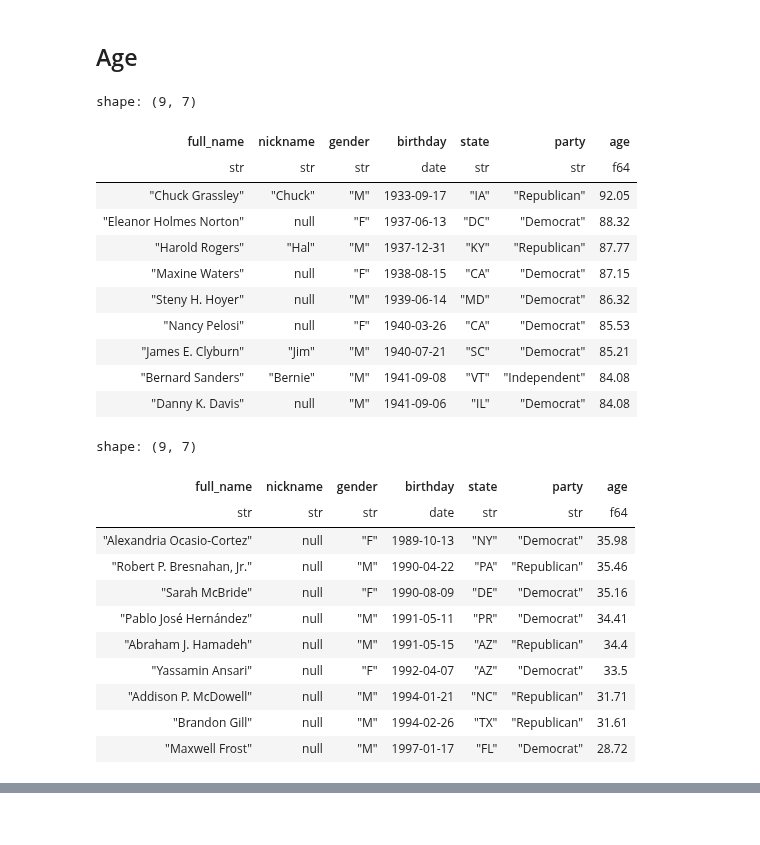
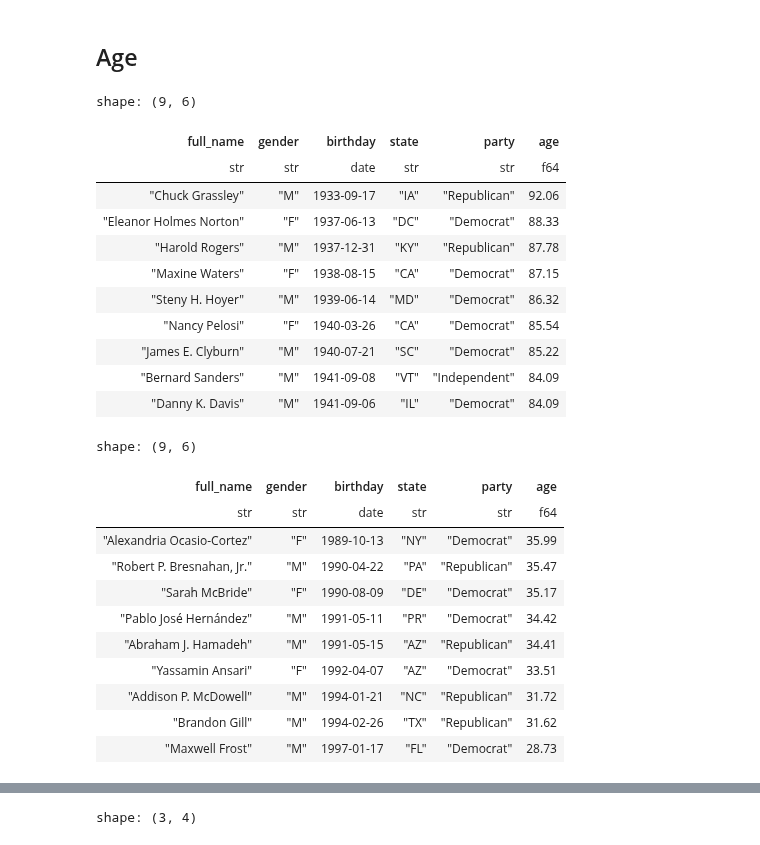
Before and after one commit to usefulmove/code, a Jupyter notebook: eda/congress.ipynb, the cells around one changed output, grey strips where cells are left out. Drawn from its saved outputs; the diff is of its cells as text; code cells hidden in the pictures.

```diff
--- a/eda/congress.ipynb
+++ b/eda/congress.ipynb
@@ -112,72 +88,61 @@ shape: (5, 4)
 ## Age
 # %%
 display(
-    df
-    .select(
+    df.select(
         pl.col('full_name'),
-        pl.col('nickname'),
         pl.col('gender'),
         pl.col('birthday'),
         pl.col('state'),
         pl.col('party'),
         pl.col('age').round(2),
-
     )
     .sort('age', descending=True)
     .head(9)
 )
 
 display(
-    df
-    .select(
+    df.select(
         pl.col('full_name'),
-        pl.col('nickname'),
         pl.col('gender'),
         pl.col('birthday'),
         pl.col('state'),
         pl.col('party'),
         pl.col('age').round(2),
-
     )
     .sort('age', descending=True)
     .tail(9)
 )
 
-(
-    ggplot(df.filter(pl.col('party').is_in(['Democrat', 'Republican'])), aes(x='age'))
-    + geom_density(aes(fill='party'), color='black', alpha=0.8)
-    + scale_fill_manual(['#0080ff', '#f15f49'])
-    + facet_wrap('party', ncol=1)
-    + labs(
-        title='U.S. Congress — Age Distribution',
-        x='age',
-        y='density',
+display(
+    df.group_by('party')
+    .agg(
+        pl.col('age').min().round(2).alias('youngest'),
+        pl.col('age').max().round(2).alias('oldest'),
+        pl.col('age').mean().round(2).alias('average_age'),
     )
-    + theme_minimal()
-    + theme(figure_size=(7,6))
 )
 # %% [output]
-shape: (9, 7)
+shape: (9, 6)
-| full_name | nickname | gender | birthday | state | party | age |
-| str | str | str | date | str | str | f64 |
-| "Chuck Grassley" | "Chuck" | "M" | 1933-09-17 | "IA" | "Republican" | 92.05 |
-| "Eleanor Holmes Norton" | null | "F" | 1937-06-13 | "DC" | "Democrat" | 88.32 |
-| "Harold Rogers" | "Hal" | "M" | 1937-12-31 | "KY" | "Republican" | 87.77 |
-| "Maxine Waters" | null | "F" | 1938-08-15 | "CA" | "Democrat" | 87.15 |
-| "Steny H. Hoyer" | null | "M" | 1939-06-14 | "MD" | "Democrat" | 86.32 |
-| "Nancy Pelosi" | null | "F" | 1940-03-26 | "CA" | "Democrat" | 85.53 |
-| "James E. Clyburn" | "Jim" | "M" | 1940-07-21 | "SC" | "Democrat" | 85.21 |
-| "Bernard Sanders" | "Bernie" | "M" | 1941-09-08 | "VT" | "Independent" | 84.08 |
-| "Danny K. Davis" | null | "M" | 1941-09-06 | "IL" | "Democrat" | 84.08 |
+| full_name | gender | birthday | state | party | age |
+| str | str | date | str | str | f64 |
+| "Chuck Grassley" | "M" | 1933-09-17 | "IA" | "Republican" | 92.06 |
+| "Eleanor Holmes Norton" | "F" | 1937-06-13 | "DC" | "Democrat" | 88.33 |
+| "Harold Rogers" | "M" | 1937-12-31 | "KY" | "Republican" | 87.78 |
+| "Maxine Waters" | "F" | 1938-08-15 | "CA" | "Democrat" | 87.15 |
+| "Steny H. Hoyer" | "M" | 1939-06-14 | "MD" | "Democrat" | 86.32 |
+| "Nancy Pelosi" | "F" | 1940-03-26 | "CA" | "Democrat" | 85.54 |
+| "James E. Clyburn" | "M" | 1940-07-21 | "SC" | "Democrat" | 85.22 |
+| "Bernard Sanders" | "M" | 1941-09-08 | "VT" | "Independent" | 84.09 |
+| "Danny K. Davis" | "M" | 1941-09-06 | "IL" | "Democrat" | 84.09 |
-shape: (9, 7)
+shape: (9, 6)
-| full_name | nickname | gender | birthday | state | party | age |
-| str | str | str | date | str | str | f64 |
-| "Alexandria Ocasio-Cortez" | null | "F" | 1989-10-13 | "NY" | "Democrat" | 35.98 |
-| "Robert P. Bresnahan, Jr." | null | "M" | 1990-04-22 | "PA" | "Republican" | 35.46 |
-| "Sarah McBride" | null | "F" | 1990-08-09 | "DE" | "Democrat" | 35.16 |
-| "Pablo José Hernández" | null | "M" | 1991-05-11 | "PR" | "Democrat" | 34.41 |
-| "Abraham J. Hamadeh" | null | "M" | 1991-05-15 | "AZ" | "Republican" | 34.4 |
-| "Yassamin Ansari" | null | "F" | 1992-04-07 | "AZ" | "Democrat" | 33.5 |
-| "Addison P. McDowell" | null | "M" | 1994-01-21 | "NC" | "Republican" | 31.71 |
-| "Brandon Gill" | null | "M" | 1994-02-26 | "TX" | "Republican" | 31.61 |
-| "Maxwell Frost" | null | "M" | 1997-01-17 | "FL" | "Democrat" | 28.72 |
+| full_name | gender | birthday | state | party | age |
+| str | str | date | str | str | f64 |
+| "Alexandria Ocasio-Cortez" | "F" | 1989-10-13 | "NY" | "Democrat" | 35.99 |
+| "Robert P. Bresnahan, Jr." | "M" | 1990-04-22 | "PA" | "Republican" | 35.47 |
+| "Sarah McBride" | "F" | 1990-08-09 | "DE" | "Democrat" | 35.17 |
+| "Pablo José Hernández" | "M" | 1991-05-11 | "PR" | "Democrat" | 34.42 |
+| "Abraham J. Hamadeh" | "M" | 1991-05-15 | "AZ" | "Republican" | 34.41 |
+| "Yassamin Ansari" | "F" | 1992-04-07 | "AZ" | "Democrat" | 33.51 |
+| "Addison P. McDowell" | "M" | 1994-01-21 | "NC" | "Republican" | 31.72 |
+| "Brandon Gill" | "M" | 1994-02-26 | "TX" | "Republican" | 31.62 |
+| "Maxwell Frost" | "M" | 1997-01-17 | "FL" | "Democrat" | 28.73 |
@@ -184,0 +149 @@ shape: (9, 7)
+shape: (3, 4)
```
Also changed, not shown: parts of 5 cells of this notebook.
